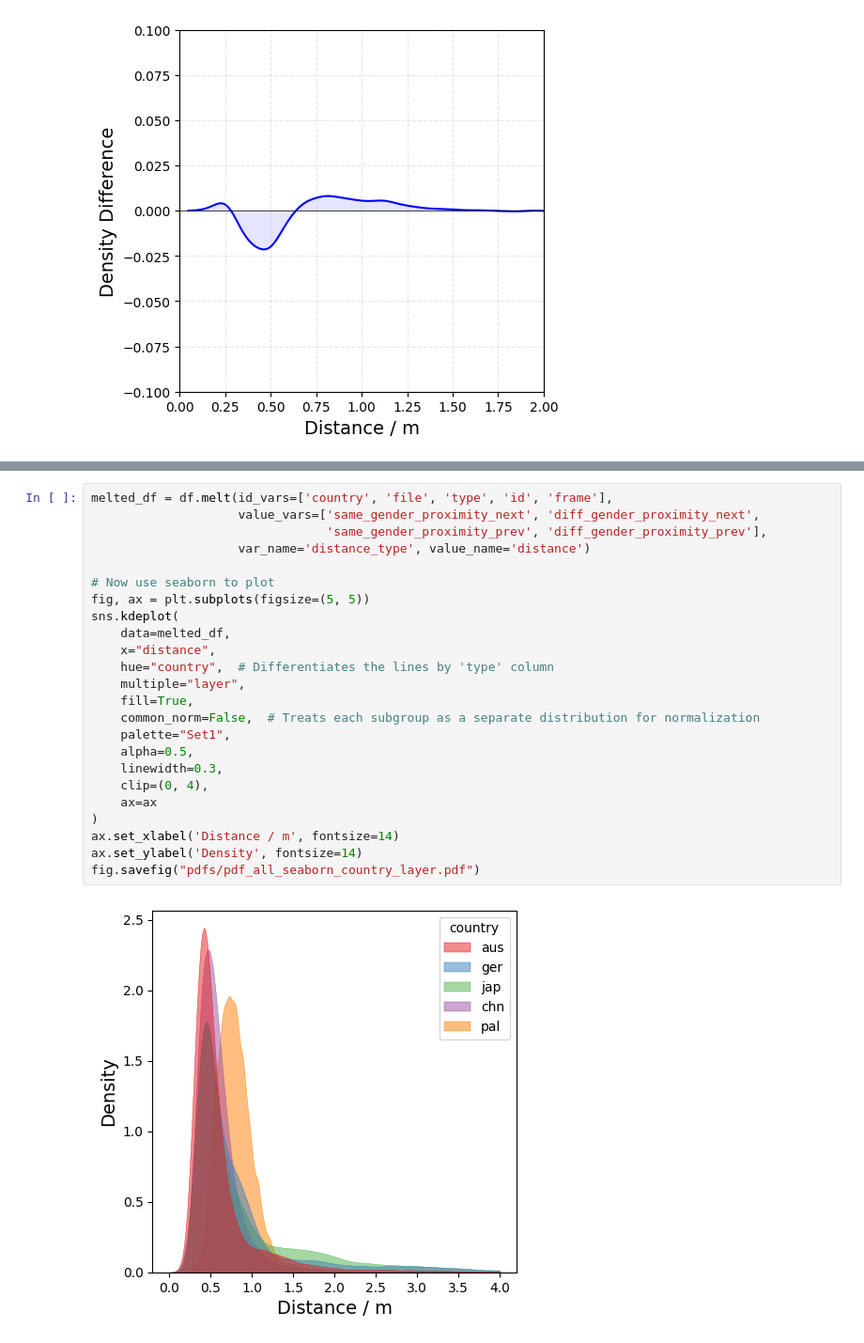
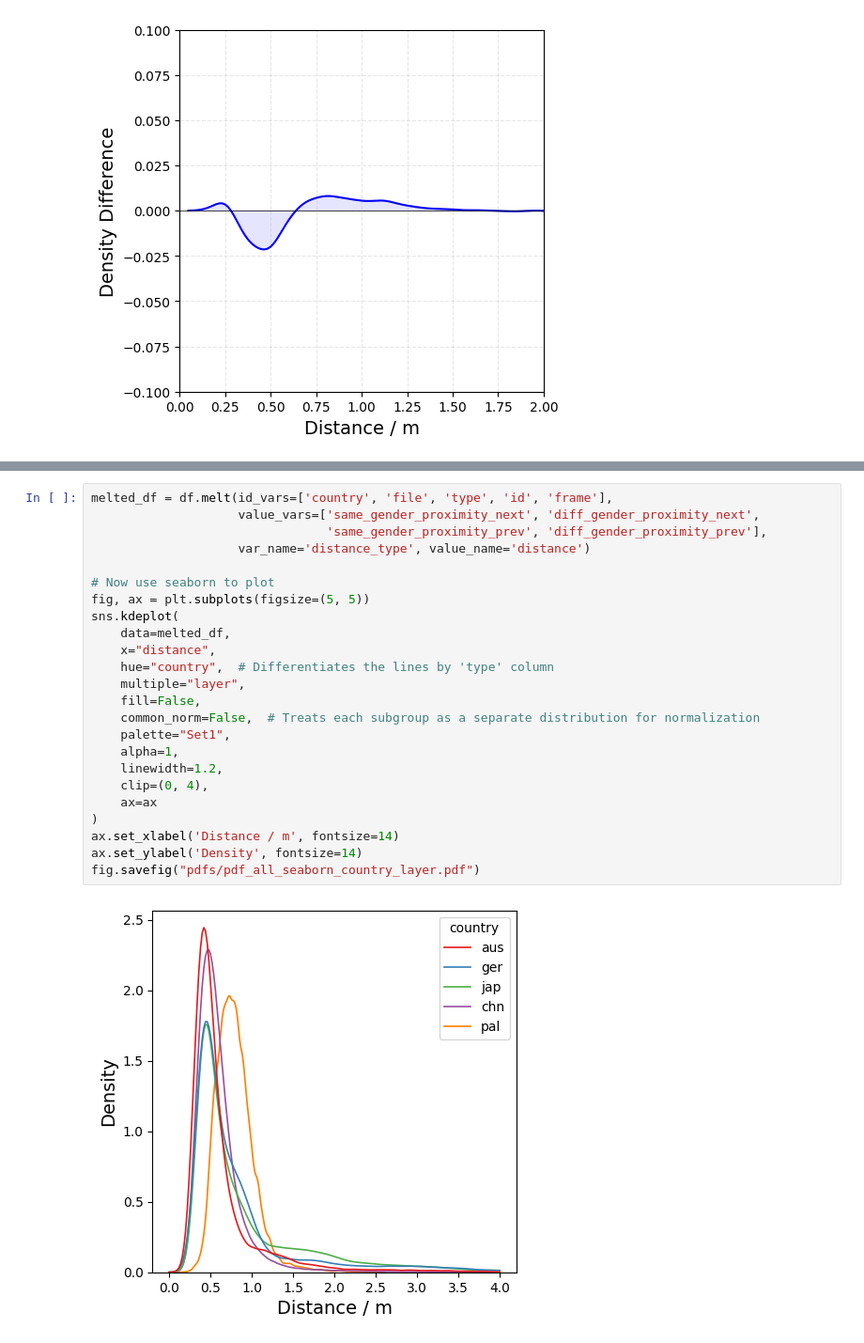
Before and after one commit to PedestrianDynamics/gender-experiments, a Jupyter notebook: notebooks/pdf.ipynb, the cells around one changed output, grey strips where cells are left out. Shown at 94% size. Drawn from its saved outputs; the diff is of its cells as text.

```diff
--- a/notebooks/pdf.ipynb
+++ b/notebooks/pdf.ipynb
@@ -406,26 +459,26 @@ fig.savefig("pdfs/pdf_all_seaborn_country_stack.pdf")
 # %%
 melted_df = df.melt(id_vars=['country', 'file', 'type', 'id', 'frame'],
                     value_vars=['same_gender_proximity_next', 'diff_gender_proximity_next',
                                 'same_gender_proximity_prev', 'diff_gender_proximity_prev'],
                     var_name='distance_type', value_name='distance')
 
 # Now use seaborn to plot
 fig, ax = plt.subplots(figsize=(5, 5))
 sns.kdeplot(
     data=melted_df,
     x="distance",
     hue="country",  # Differentiates the lines by 'type' column
     multiple="layer",
-    fill=True,
+    fill=False,
     common_norm=False,  # Treats each subgroup as a separate distribution for normalization
     palette="Set1",
-    alpha=0.5,
-    linewidth=0.3,
+    alpha=1,
+    linewidth=1.2,
     clip=(0, 4),
     ax=ax
 )
 ax.set_xlabel('Distance / m', fontsize=14)
 ax.set_ylabel('Density', fontsize=14)
 fig.savefig("pdfs/pdf_all_seaborn_country_layer.pdf")
 # %% [output]
-[figure, old version]
+[figure, new version]
```
Also changed, not shown: parts of 13 cells of this notebook, 6 other files.
